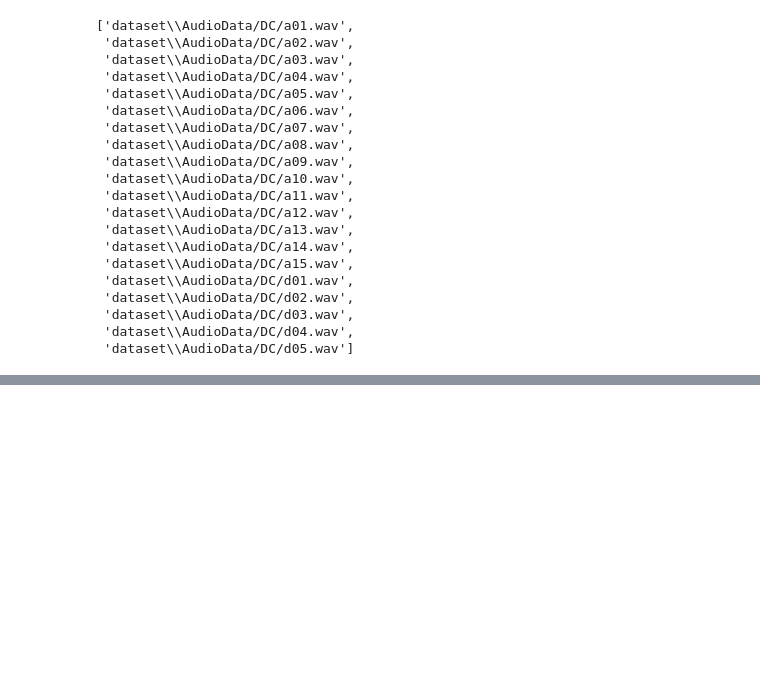
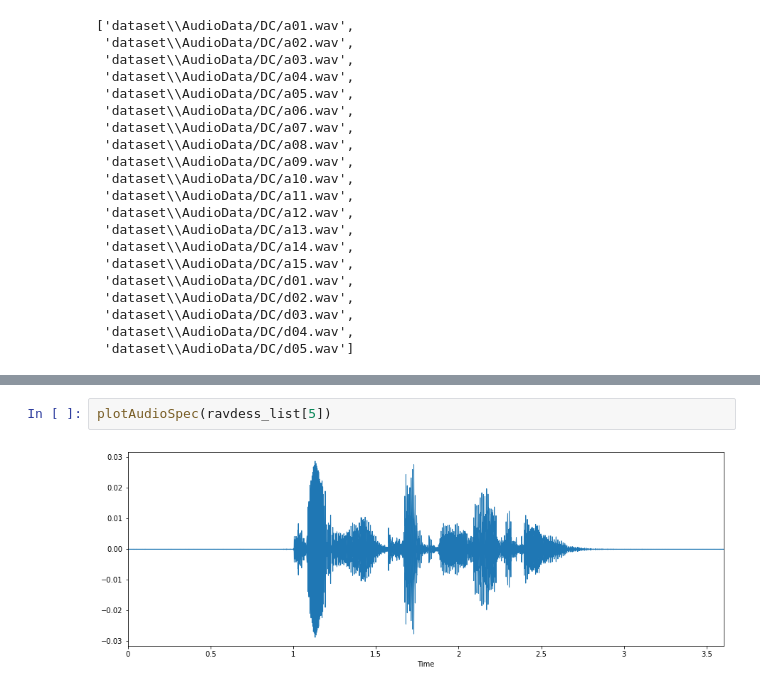
Before and after one commit to RadhiMalhotra98/CS584-Machine-Learning-Project, a Jupyter notebook: TRAINING_MODULE.ipynb, the cells around one changed output, grey strips where cells are left out. Drawn from its saved outputs; the diff is of its cells as text; blank space fills up the shorter version.

```diff
--- a/TRAINING_MODULE.ipynb
+++ b/TRAINING_MODULE.ipynb
@@ -96,0 +120,4 @@ savee_list[:20]
+# %%
+plotAudioSpec(ravdess_list[5])
+# %% [output]
+[figure, added]
```
Also changed, not shown: parts of 6 cells of this notebook.
